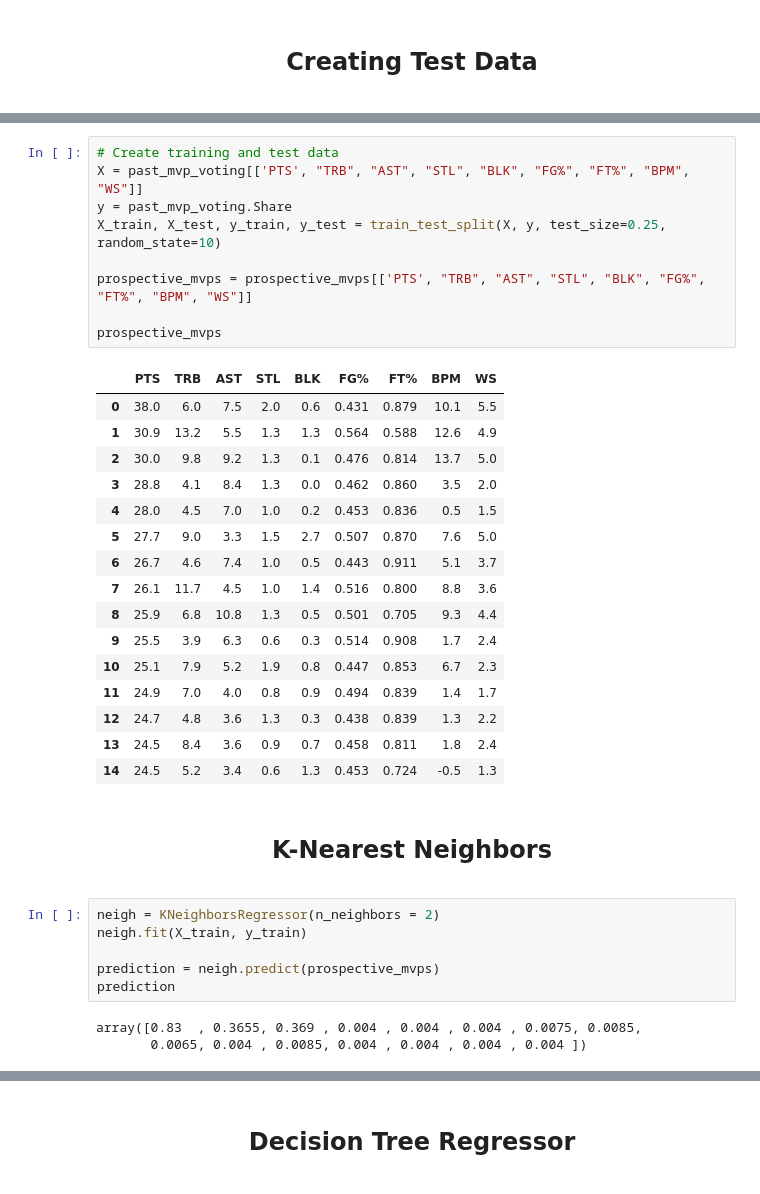
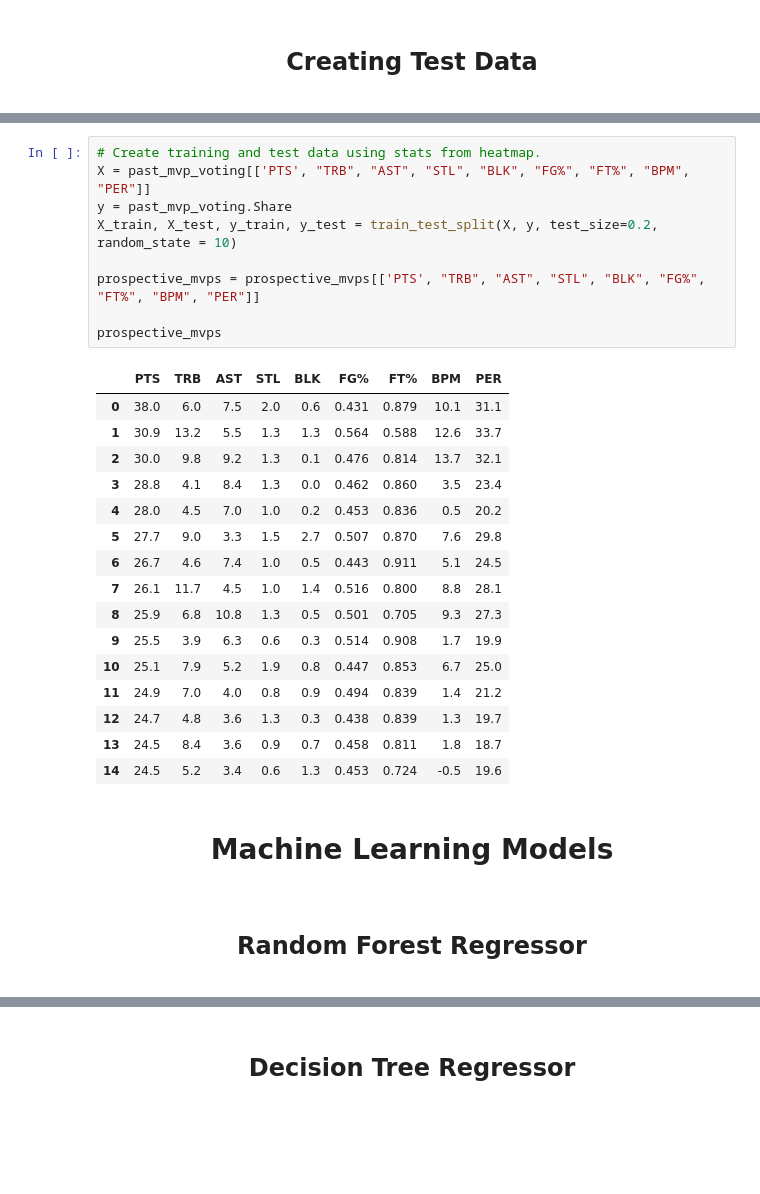
Before and after one commit to Ajnbro/nba320.github.io, a Jupyter notebook: Final Project Notebook.ipynb, the cells around one changed output, grey strips where cells are left out. Saved outputs shown, nothing was run; the diff lists cells and outputs as text; blank space fills up the shorter version.

```diff
--- a/Final Project Notebook.ipynb
+++ b/Final Project Notebook.ipynb
@@ -676,39 +702,34 @@ prospective_mvps
 # %%
-# Create training and test data
-X = past_mvp_voting[['PTS', "TRB", "AST", "STL", "BLK", "FG%", "FT%", "BPM", "WS"]]
+# Create training and test data using stats from heatmap.
+X = past_mvp_voting[['PTS', "TRB", "AST", "STL", "BLK", "FG%", "FT%", "BPM", "PER"]]
 y = past_mvp_voting.Share
-X_train, X_test, y_train, y_test = train_test_split(X, y, test_size=0.25, random_state=10)
+X_train, X_test, y_train, y_test = train_test_split(X, y, test_size=0.2, random_state = 10)
 
-prospective_mvps = prospective_mvps[['PTS', "TRB", "AST", "STL", "BLK", "FG%", "FT%", "BPM", "WS"]]
+prospective_mvps = prospective_mvps[['PTS', "TRB", "AST", "STL", "BLK", "FG%", "FT%", "BPM", "PER"]]
 
 prospective_mvps
 # %% [output]
-|  | PTS | TRB | AST | STL | BLK | FG% | FT% | BPM | WS |
-| 0 | 38.0 | 6.0 | 7.5 | 2.0 | 0.6 | 0.431 | 0.879 | 10.1 | 5.5 |
-| 1 | 30.9 | 13.2 | 5.5 | 1.3 | 1.3 | 0.564 | 0.588 | 12.6 | 4.9 |
-| 2 | 30.0 | 9.8 | 9.2 | 1.3 | 0.1 | 0.476 | 0.814 | 13.7 | 5.0 |
-| 3 | 28.8 | 4.1 | 8.4 | 1.3 | 0.0 | 0.462 | 0.860 | 3.5 | 2.0 |
-| 4 | 28.0 | 4.5 | 7.0 | 1.0 | 0.2 | 0.453 | 0.836 | 0.5 | 1.5 |
-| 5 | 27.7 | 9.0 | 3.3 | 1.5 | 2.7 | 0.507 | 0.870 | 7.6 | 5.0 |
-| 6 | 26.7 | 4.6 | 7.4 | 1.0 | 0.5 | 0.443 | 0.911 | 5.1 | 3.7 |
-| 7 | 26.1 | 11.7 | 4.5 | 1.0 | 1.4 | 0.516 | 0.800 | 8.8 | 3.6 |
-| 8 | 25.9 | 6.8 | 10.8 | 1.3 | 0.5 | 0.501 | 0.705 | 9.3 | 4.4 |
-| 9 | 25.5 | 3.9 | 6.3 | 0.6 | 0.3 | 0.514 | 0.908 | 1.7 | 2.4 |
-| 10 | 25.1 | 7.9 | 5.2 | 1.9 | 0.8 | 0.447 | 0.853 | 6.7 | 2.3 |
-| 11 | 24.9 | 7.0 | 4.0 | 0.8 | 0.9 | 0.494 | 0.839 | 1.4 | 1.7 |
-| 12 | 24.7 | 4.8 | 3.6 | 1.3 | 0.3 | 0.438 | 0.839 | 1.3 | 2.2 |
-| 13 | 24.5 | 8.4 | 3.6 | 0.9 | 0.7 | 0.458 | 0.811 | 1.8 | 2.4 |
-| 14 | 24.5 | 5.2 | 3.4 | 0.6 | 1.3 | 0.453 | 0.724 | -0.5 | 1.3 |
+|  | PTS | TRB | AST | STL | BLK | FG% | FT% | BPM | PER |
+| 0 | 38.0 | 6.0 | 7.5 | 2.0 | 0.6 | 0.431 | 0.879 | 10.1 | 31.1 |
+| 1 | 30.9 | 13.2 | 5.5 | 1.3 | 1.3 | 0.564 | 0.588 | 12.6 | 33.7 |
+| 2 | 30.0 | 9.8 | 9.2 | 1.3 | 0.1 | 0.476 | 0.814 | 13.7 | 32.1 |
+| 3 | 28.8 | 4.1 | 8.4 | 1.3 | 0.0 | 0.462 | 0.860 | 3.5 | 23.4 |
+| 4 | 28.0 | 4.5 | 7.0 | 1.0 | 0.2 | 0.453 | 0.836 | 0.5 | 20.2 |
+| 5 | 27.7 | 9.0 | 3.3 | 1.5 | 2.7 | 0.507 | 0.870 | 7.6 | 29.8 |
+| 6 | 26.7 | 4.6 | 7.4 | 1.0 | 0.5 | 0.443 | 0.911 | 5.1 | 24.5 |
+| 7 | 26.1 | 11.7 | 4.5 | 1.0 | 1.4 | 0.516 | 0.800 | 8.8 | 28.1 |
+| 8 | 25.9 | 6.8 | 10.8 | 1.3 | 0.5 | 0.501 | 0.705 | 9.3 | 27.3 |
+| 9 | 25.5 | 3.9 | 6.3 | 0.6 | 0.3 | 0.514 | 0.908 | 1.7 | 19.9 |
+| 10 | 25.1 | 7.9 | 5.2 | 1.9 | 0.8 | 0.447 | 0.853 | 6.7 | 25.0 |
+| 11 | 24.9 | 7.0 | 4.0 | 0.8 | 0.9 | 0.494 | 0.839 | 1.4 | 21.2 |
+| 12 | 24.7 | 4.8 | 3.6 | 1.3 | 0.3 | 0.438 | 0.839 | 1.3 | 19.7 |
+| 13 | 24.5 | 8.4 | 3.6 | 0.9 | 0.7 | 0.458 | 0.811 | 1.8 | 18.7 |
+| 14 | 24.5 | 5.2 | 3.4 | 0.6 | 1.3 | 0.453 | 0.724 | -0.5 | 19.6 |
+# %% [markdown]
+<center>
+<h1 style="font-size:28px">Machine Learning Models</h1>
+</center>
 # %% [markdown]
 <center>
-<h1 style="font-size:24px">K-Nearest Neighbors</h1>
+<h1 style="font-size:24px">Random Forest Regressor</h1>
 </center>
-# %%
-neigh = KNeighborsRegressor(n_neighbors = 2)
-neigh.fit(X_train, y_train)
-
-prediction = neigh.predict(prospective_mvps)
-prediction
-# %% [output]
-array([0.83  , 0.3655, 0.369 , 0.004 , 0.004 , 0.004 , 0.0075, 0.0085,
-       0.0065, 0.004 , 0.0085, 0.004 , 0.004 , 0.004 , 0.004 ])
```
Also changed, not shown: parts of 23 cells of this notebook, 1 other file.
